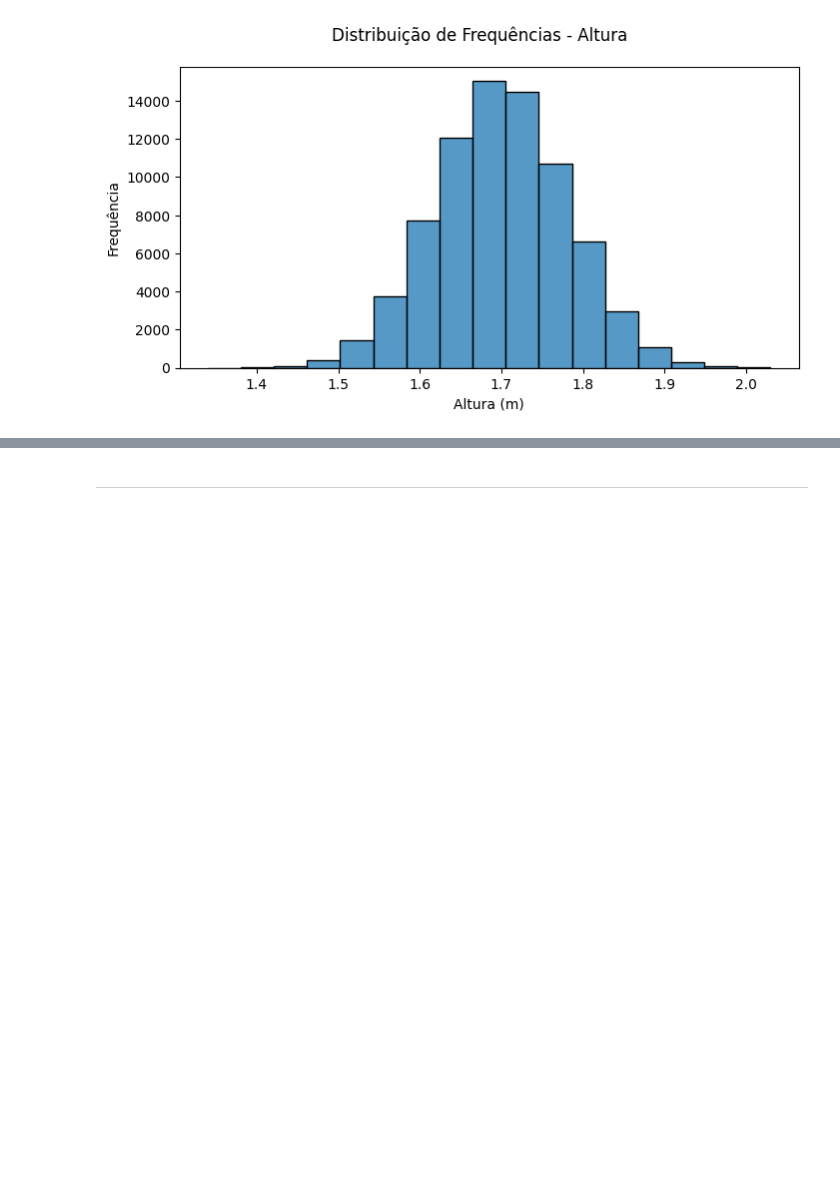
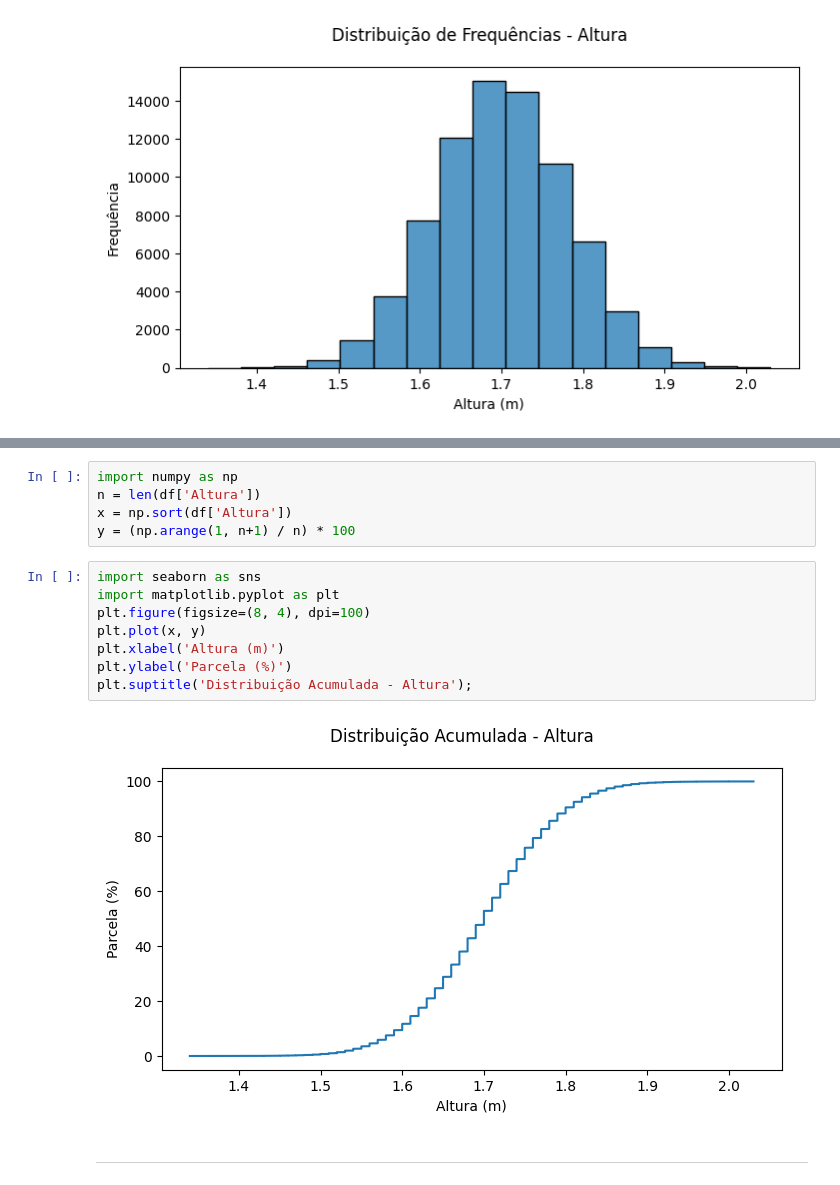
Before and after one commit to Wreef/EstatisticaDeDados, a Jupyter notebook: Frequência/Frequência.ipynb, the cells around one changed output, grey strips where cells are left out. Drawn from its saved outputs; the diff is of its cells as text; blank space fills up the shorter version.

```diff
--- a/Frequência/Frequência.ipynb
+++ b/Frequência/Frequência.ipynb
@@ -276,2 +282,17 @@ plt.suptitle('Distribuição de Frequências - Altura');
+# %%
+import numpy as np
+n = len(df['Altura'])
+x = np.sort(df['Altura'])
+y = (np.arange(1, n+1) / n) * 100
+# %%
+import seaborn as sns
+import matplotlib.pyplot as plt
+plt.figure(figsize=(8, 4), dpi=100)
+plt.plot(x, y)
+plt.xlabel('Altura (m)')
+plt.ylabel('Parcela (%)')
+plt.suptitle('Distribuição Acumulada - Altura');
+# %% [output]
+[figure, added]
 # %% [markdown]
 ***
```
Also changed, not shown: parts of 1 cell of this notebook.
